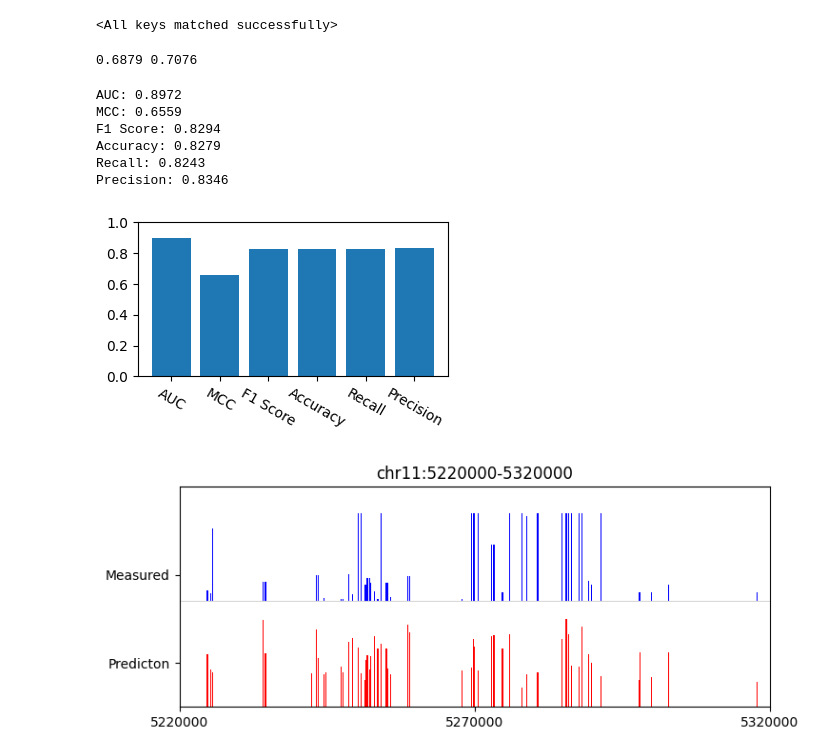
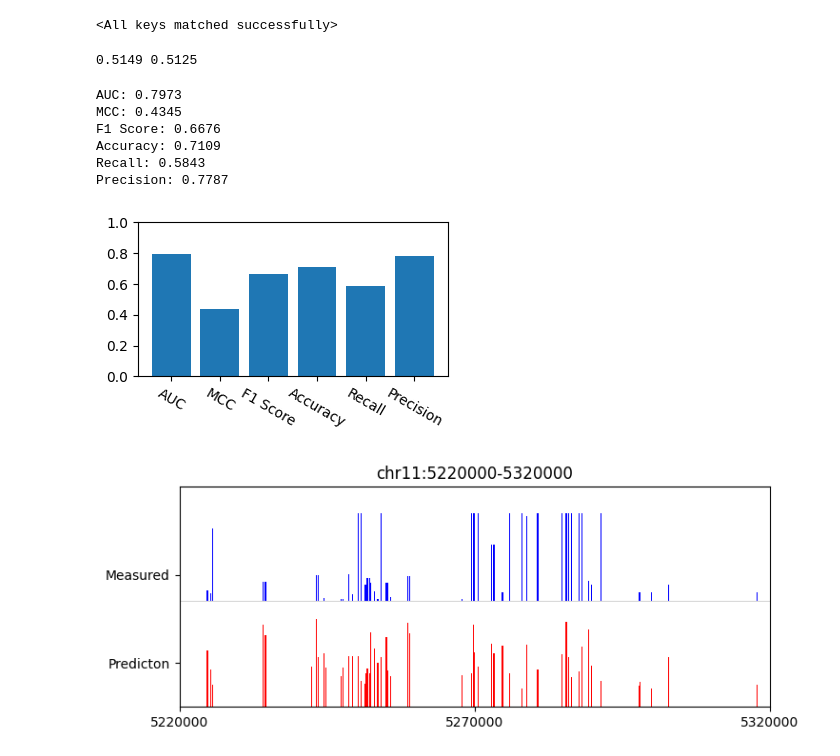
Before and after one commit to xmuhuanglab/eScreen, a Jupyter notebook: Tutorial/Demo.ipynb, the cells around one changed output. Cells and saved outputs as stored; diff of their text form; code cells hidden in the pictures.

```diff
--- a/Tutorial/Demo.ipynb
+++ b/Tutorial/Demo.ipynb
@@ -42,19 +42,29 @@ with open('../data/celltype.dict','rb') as file:
     cell_type_dict = json.load(file)
 
 with open('../data/demo_dataset.pkl','rb') as file:
-    K562_Demo_Dataset = pickle.load(file)
+    Demo_Dataset = pickle.load(file)
 
-trainset = K562_Demo_Dataset['Trainset']
-testset  = K562_Demo_Dataset['Testset']
-validset = K562_Demo_Dataset['Validset']
+trainset = Demo_Dataset['Trainset'].reset_index(drop=True)
+testset  = Demo_Dataset['Testset'].reset_index(drop=True)
+validset = Demo_Dataset['Validset'].reset_index(drop=True)
 
-train_ds = SequenceDataset(trainset, cell_type_dict)
-test_ds  = SequenceDataset(testset , cell_type_dict)
-valid_ds = SequenceDataset(validset, cell_type_dict)
+trainset['one hot'] = None
+for i,row in tqdm(trainset.iterrows(),total=len(trainset)):
+    trainset.at[i,'one hot'] = escreen.genome_tool.one_hot(row['sequence'])
+testset['one hot'] = None
+for i,row in tqdm(testset.iterrows(),total=len(testset)):
+    testset.at[i,'one hot']  = escreen.genome_tool.one_hot(row['sequence'])
+validset['one hot'] = None
+for i,row in tqdm(validset.iterrows(),total=len(validset)):
+    validset.at[i,'one hot'] = escreen.genome_tool.one_hot(row['sequence'])
 
-train_loader = DataLoader(train_ds , batch_size=16)
-test_loader  = DataLoader(test_ds  , batch_size=16)
-valid_loader = DataLoader(valid_ds , batch_size=16)
+train_ds = SequenceDataset(trainset, cell_type_dict, z_col_name='cell_line')
+test_ds  = SequenceDataset(testset , cell_type_dict, z_col_name='cell_line')
+valid_ds = SequenceDataset(validset, cell_type_dict, z_col_name='cell_line')
+
+train_loader = DataLoader(train_ds , batch_size=32)
+test_loader  = DataLoader(test_ds  , batch_size=32)
+valid_loader = DataLoader(valid_ds , batch_size=32)
 # %% [markdown]
 ## Train
 # %%
@@ -108,7 +143,7 @@ model.load_state_dict( torch.load('./K562_model.best.pt',map_location='cuda:0')
 p,y = model.predict(valid_loader,device='cuda:0',verbose=True,with_true=True)
 print( round(spearmanr(p,y)[0],4),round(pearsonr(p,y)[0],4) )
 # %% [output]
-0.6879 0.7076
+0.5149 0.5125
 # %%
 from sklearn.metrics import matthews_corrcoef, f1_score, accuracy_score, recall_score, precision_score
 from sklearn.metrics import roc_curve, auc
@@ -140,47 +175,47 @@ plt.ylim([0,1])
 plt.xticks([1,2,3,4,5,6],["AUC","MCC","F1 Score","Accuracy","Recall","Precision"],rotation=-30)
 plt.show()
 # %% [output]
-AUC: 0.8972
-MCC: 0.6559
-F1 Score: 0.8294
-Accuracy: 0.8279
-Recall: 0.8243
-Precision: 0.8346
+AUC: 0.7973
+MCC: 0.4345
+F1 Score: 0.6676
+Accuracy: 0.7109
+Recall: 0.5843
+Precision: 0.7787
-[figure, old version]
+[figure, new version]
 # %%
-with open('./data/TilingCase.pkl','rb') as file:
+with open('../data/TilingCase.pkl','rb') as file:
     globin_case = pickle.load(file)
 
-with open('./data/celltype.dict','r') as file:
+with open('../data/celltype.dict','r') as file:
     cell_type_dict = json.load(file)
 
 globin_case_ds = SequenceDataset(globin_case, cell_type_dict)
 globin_case_loader = DataLoader(globin_case_ds , batch_size=16)
 # %%
-p,y = model.predict(globin_case_loader,device='cuda:1',verbose=True,with_true=True)
+p,y = model.predict(globin_case_loader,device='cuda:0',verbose=True,with_true=True)
 globin_case['prediction'] = p
 # %%
 import matplotlib.pyplot as plt
 from matplotlib import patches
 
 plt.figure(figsize=(8,3))
 plt.plot([5220000,5320000],[1.2,1.2],color='grey',alpha=0.5,linewidth=0.5)
 
 ax = plt.gca()
 
-for rw in ALLCRE.itertuples():
-    rect = patches.Rectangle( (rw.start+150,0.0),width=200,height=rw.prediction/ALLCRE['prediction'].max(),
+for rw in globin_case.itertuples():
+    rect = patches.Rectangle( (rw.start+150,0.0),width=200,height=rw.prediction/globin_case['prediction'].max(),
                              edgecolor=None,facecolor='r',alpha=1.0,linewidth=1.5 )
     ax.add_patch(rect)
     rect = patches.Rectangle( (rw.start+150,1.2),width=200,height=np.clip(rw.RRA,0,4)/4,
                              edgecolor=None,facecolor='b',alpha=1.0,linewidth=1.5 )
     ax.add_patch(rect)
 
 plt.xlim([5220000,5320000])
 plt.xticks([5220000,5270000,5320000],['5220000','5270000','5320000'])
 plt.ylim([0.0,2.5])
 plt.yticks([0.5,1.5],['Predicton','Measured'])
 plt.title('chr11:5220000-5320000')
 plt.show()
 # %% [output]
-[figure, old version]
+[figure, new version]
```
Also changed, not shown: parts of 1 cell of this notebook.
